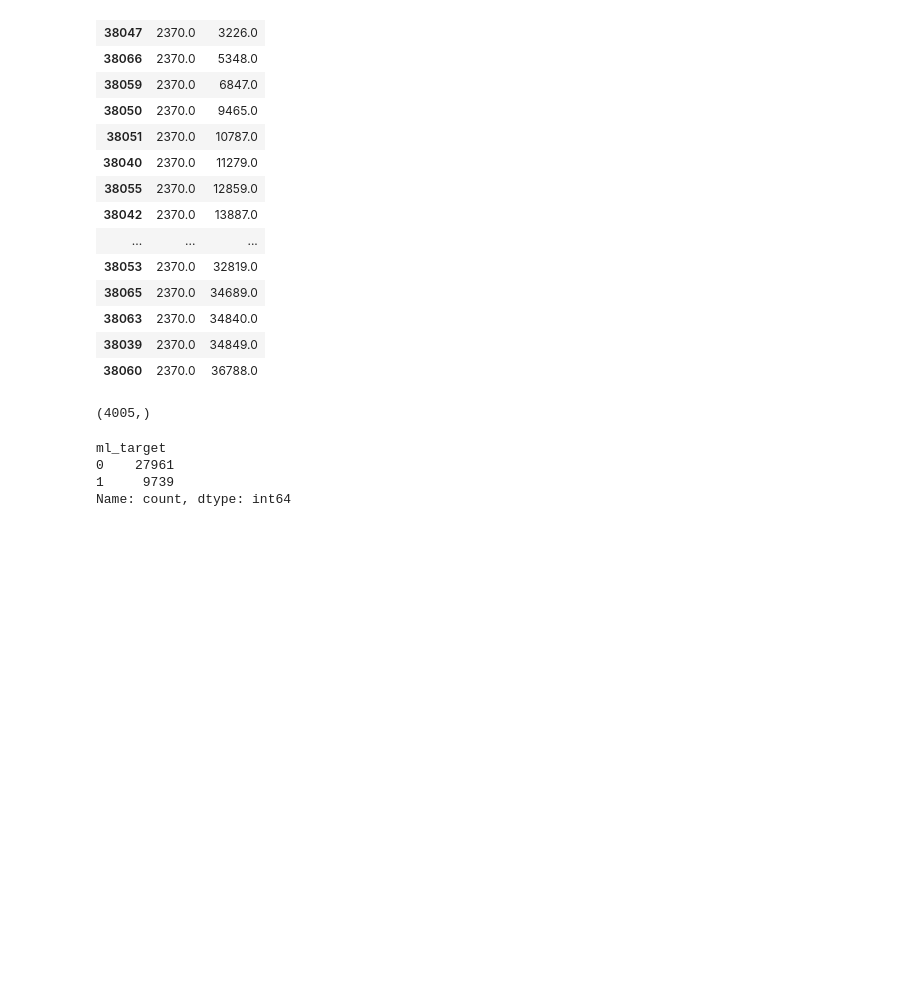
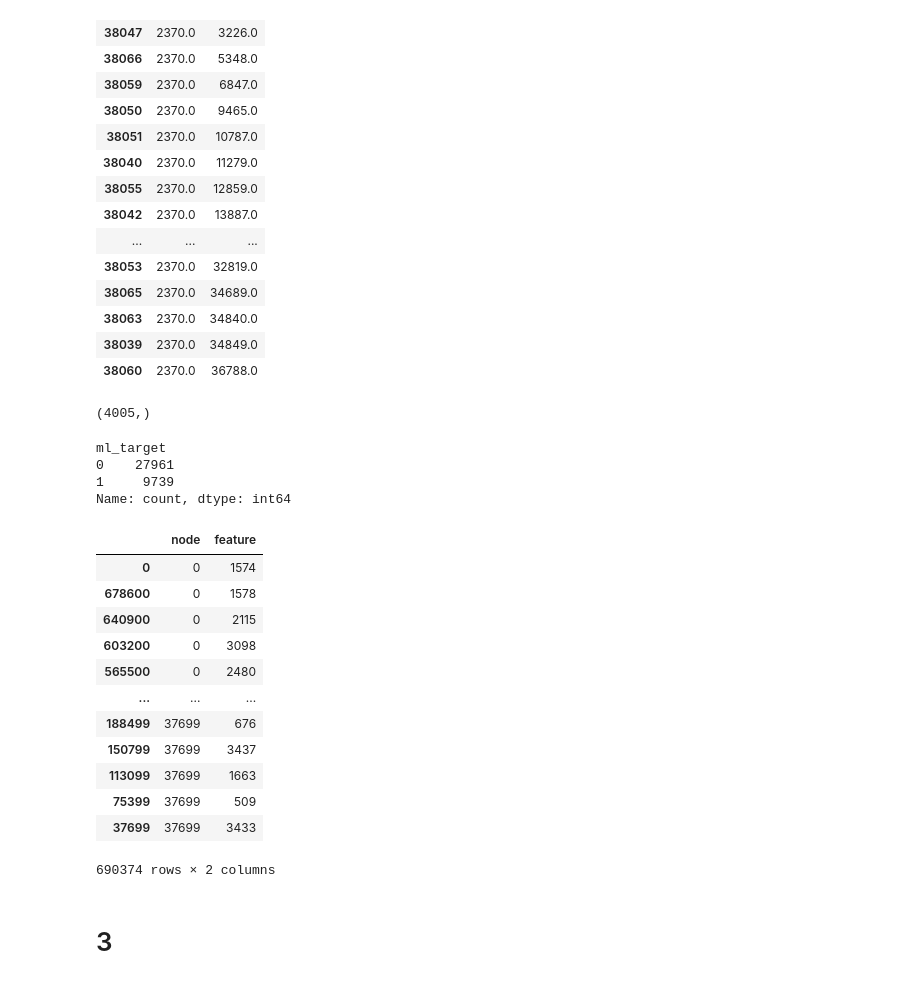
Before and after one commit to garfield-gray/DataMining, a Jupyter notebook: Deep_Learning.ipynb, the cells around one changed output. Cells and saved outputs as stored; diff of their text form; code cells hidden in the pictures; blank space fills up the shorter version.

```diff
--- a/Deep_Learning.ipynb
+++ b/Deep_Learning.ipynb
@@ -24,8 +35,6 @@ CA#6Report.gdoc  Deep_Learning.ipynb  musae_git_features.json  README.txt
 json_file_path = 'musae_git_features.json'
 with open(json_file_path) as f:
     data = json.load(f)
-
-
 
 df1 = pd.DataFrame.from_dict(data, orient='index')
 
@@ -38,6 +47,7 @@ melted_df = df1.melt(id_vars=['node'], var_name='feature_name', value_name='feat
 result_df = melted_df.drop(columns=['feature_name'])
 
 features = result_df.sort_values(by=['node']).dropna()
+features['feature'] = features['feature'].astype(int)
 # %%
 target = pd.read_csv("musae_git_target.csv")
 
@@ -139,0 +148,18 @@ Name: count, dtype: int64
+# %%
+features
+# %% [output]
+|  | node | feature |
+| 0 | 0 | 1574 |
+| 678600 | 0 | 1578 |
+| 640900 | 0 | 2115 |
+| 603200 | 0 | 3098 |
+| 565500 | 0 | 2480 |
+| ... | ... | ... |
+| 188499 | 37699 | 676 |
+| 150799 | 37699 | 3437 |
+| 113099 | 37699 | 1663 |
+| 75399 | 37699 | 509 |
+| 37699 | 37699 | 3433 |
+690374 rows × 2 columns
+# %% [markdown]
+# 3
```
Also changed, not shown: parts of 25 cells of this notebook.
